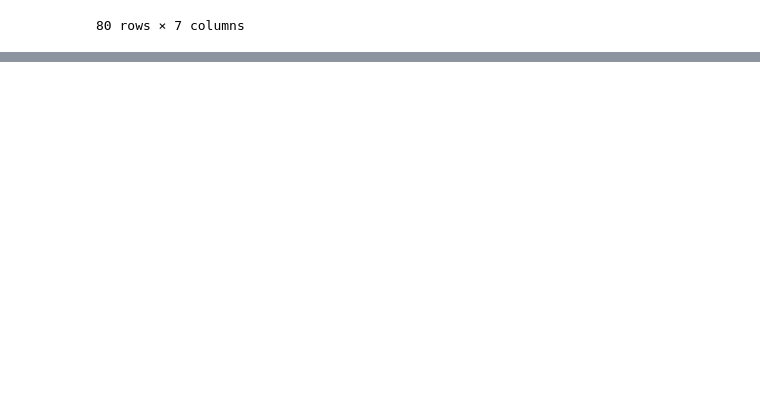
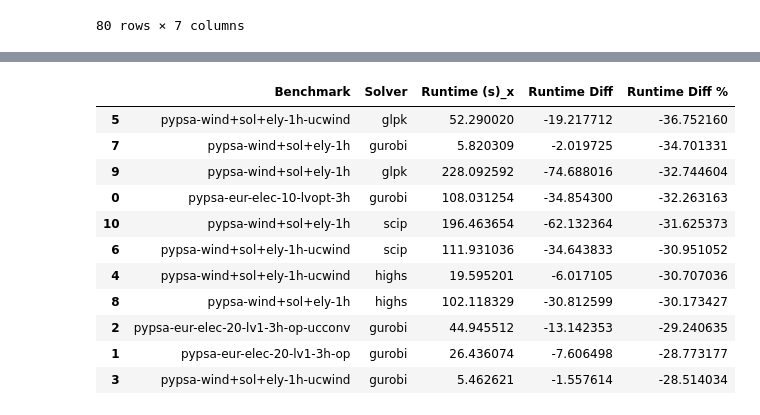
Before and after one commit to open-energy-transition/solver-benchmark, a Jupyter notebook: results/Variance.ipynb, the cells around one changed output, grey strips where cells are left out. Drawn from its saved outputs; the diff is of its cells as text; code cells hidden in the pictures; blank space fills up the shorter version.

```diff
--- a/results/Variance.ipynb
+++ b/results/Variance.ipynb
@@ -20,0 +91,88 @@ df
+# %%
+# Compare results of 2 benchmarking runs to see how much runtimes varied
+
+from io import StringIO
+
+results_before = pd.read_csv(
+    StringIO("""
+Benchmark,Solver,Status,Termination Condition,Objective Value,Runtime (s),Memory Usage (MB)
+pypsa-eur-sec-2-lv1-3h,gurobi,TO,Timeout,,300,1787.848
+pypsa-eur-sec-2-lv1-3h,highs,TO,Timeout,,300,1855.136
+pypsa-eur-sec-2-lv1-3h,glpk,TO,Timeout,,300,566.772
+pypsa-eur-sec-2-lv1-3h,scip,TO,Timeout,,300,4208.88
+pypsa-eur-elec-10-lvopt-3h,gurobi,ok,optimal,8338089380.280747,108.03125429153442,2684.152
+pypsa-eur-elec-10-lvopt-3h,highs,TO,Timeout,,300,2414.744
+pypsa-eur-elec-10-lvopt-3h,glpk,TO,Timeout,,300,566.764
+pypsa-eur-elec-10-lvopt-3h,scip,TO,Timeout,,300,5756.92
+pypsa-eur-elec-20-lv1-3h-op,gurobi,ok,optimal,7070825187.397594,26.436074018478394,1017.264
+pypsa-eur-elec-20-lv1-3h-op,highs,TO,Timeout,,300,853.76
+pypsa-eur-elec-20-lv1-3h-op,glpk,TO,Timeout,,300,319.676
+pypsa-eur-elec-20-lv1-3h-op,scip,TO,Timeout,,300,1668.304
+pypsa-eur-elec-20-lv1-3h-op-ucconv,gurobi,ok,optimal,10504487082.690851,44.94551229476929,1140.84
+pypsa-eur-elec-20-lv1-3h-op-ucconv,highs,TO,Timeout,,300,1047.224
+pypsa-eur-elec-20-lv1-3h-op-ucconv,glpk,TO,Timeout,,300,326.776
+pypsa-eur-elec-20-lv1-3h-op-ucconv,scip,TO,Timeout,,300,1970.784
+pypsa-wind+sol+ely-1h-ucwind,gurobi,ok,optimal,313963605214.4336,5.462620973587036,451.772
+pypsa-wind+sol+ely-1h-ucwind,highs,ok,optimal,313963605214.43445,19.595200538635254,536.044
+pypsa-wind+sol+ely-1h-ucwind,glpk,ok,optimal,313963605200.0,52.29001998901367,408.768
+pypsa-wind+sol+ely-1h-ucwind,scip,ok,optimal,313963605214.43396,111.93103623390198,1103.992
+pypsa-wind+sol+ely-1h,gurobi,ok,optimal,84667526618.31015,5.820308685302734,454.436
+pypsa-wind+sol+ely-1h,highs,ok,optimal,84667526618.31026,102.11832928657532,519.06
+pypsa-wind+sol+ely-1h,glpk,ok,optimal,84667526620.0,228.0925920009613,347.772
+pypsa-wind+sol+ely-1h,scip,ok,optimal,84667526618.308,196.46365356445312,714.24
+""")
+)
+
+results_after = pd.read_csv(
+    StringIO("""
+Benchmark,Solver,Status,Termination Condition,Objective Value,Runtime (s),Memory Usage (MB)
+pypsa-eur-sec-2-lv1-3h,gurobi,ok,optimal,46838337007.19579,566.878669500351,1799.212
+pypsa-eur-sec-2-lv1-3h,highs,TO,Timeout,,900,2024.428
+pypsa-eur-sec-2-lv1-3h,glpk,TO,Timeout,,900,550.112
+pypsa-eur-sec-2-lv1-3h,scip,TO,Timeout,,900,4318.716
+pypsa-eur-elec-10-lvopt-3h,gurobi,ok,optimal,8338089380.280747,73.17695474624634,2679.74
+pypsa-eur-elec-10-lvopt-3h,highs,TO,Timeout,,900,2539.628
+pypsa-eur-elec-10-lvopt-3h,glpk,TO,Timeout,,900,589.356
+pypsa-eur-elec-10-lvopt-3h,scip,TO,Timeout,,900,5972.672
+pypsa-eur-elec-20-lv1-3h-op,gurobi,ok,optimal,7070825187.397594,18.829575777053833,923.92
+pypsa-eur-elec-20-lv1-3h-op,highs,TO,Timeout,,900,877.132
+pypsa-eur-elec-20-lv1-3h-op,glpk,TO,Timeout,,900,319.84
+pypsa-eur-elec-20-lv1-3h-op,scip,TO,Timeout,,900,1704.356
+pypsa-eur-elec-20-lv1-3h-op-ucconv,gurobi,ok,optimal,10504487082.690851,31.80315923690796,1151.14
+pypsa-eur-elec-20-lv1-3h-op-ucconv,highs,TO,Timeout,,900,1045.824
+pypsa-eur-elec-20-lv1-3h-op-ucconv,glpk,TO,Timeout,,900,323.68
+pypsa-eur-elec-20-lv1-3h-op-ucconv,scip,TO,Timeout,,900,2000.844
+pypsa-wind+sol+ely-1h-ucwind,gurobi,ok,optimal,313963605214.4336,3.9050073623657227,457.06
+pypsa-wind+sol+ely-1h-ucwind,highs,ok,optimal,313963605214.43445,13.578095197677612,541.208
+pypsa-wind+sol+ely-1h-ucwind,glpk,ok,optimal,313963605200.0,33.07230806350708,407.68
+pypsa-wind+sol+ely-1h-ucwind,scip,ok,optimal,313963605214.43396,77.28720355033875,1105.62
+pypsa-wind+sol+ely-1h,gurobi,ok,optimal,84667526618.31015,3.800584077835083,454.536
+pypsa-wind+sol+ely-1h,highs,ok,optimal,84667526618.31026,71.30572986602783,516.756
+pypsa-wind+sol+ely-1h,glpk,ok,optimal,84667526620.0,153.40457582473755,347.612
+pypsa-wind+sol+ely-1h,scip,ok,optimal,84667526618.308,134.33128952980042,717.12
+""")
+)
+
+df_2_runs = results_before[results_before["Status"] == "ok"].merge(
+    results_after[results_after["Status"] == "ok"], on=["Benchmark", "Solver"]
+)
+df_2_runs["Runtime Diff"] = df_2_runs["Runtime (s)_y"] - df_2_runs["Runtime (s)_x"]
+df_2_runs["Runtime Diff %"] = (
+    df_2_runs["Runtime Diff"] * 100 / df_2_runs["Runtime (s)_x"]
+)
+df_2_runs[
+    ["Benchmark", "Solver", "Runtime (s)_x", "Runtime Diff", "Runtime Diff %"]
+].sort_values(by="Runtime Diff %")
+# %% [output]
+|  | Benchmark | Solver | Runtime (s)_x | Runtime Diff | Runtime Diff % |
+| 5 | pypsa-wind+sol+ely-1h-ucwind | glpk | 52.290020 | -19.217712 | -36.752160 |
+| 7 | pypsa-wind+sol+ely-1h | gurobi | 5.820309 | -2.019725 | -34.701331 |
+| 9 | pypsa-wind+sol+ely-1h | glpk | 228.092592 | -74.688016 | -32.744604 |
+| 0 | pypsa-eur-elec-10-lvopt-3h | gurobi | 108.031254 | -34.854300 | -32.263163 |
+| 10 | pypsa-wind+sol+ely-1h | scip | 196.463654 | -62.132364 | -31.625373 |
+| 6 | pypsa-wind+sol+ely-1h-ucwind | scip | 111.931036 | -34.643833 | -30.951052 |
+| 4 | pypsa-wind+sol+ely-1h-ucwind | highs | 19.595201 | -6.017105 | -30.707036 |
+| 8 | pypsa-wind+sol+ely-1h | highs | 102.118329 | -30.812599 | -30.173427 |
+| 2 | pypsa-eur-elec-20-lv1-3h-op-ucconv | gurobi | 44.945512 | -13.142353 | -29.240635 |
+| 1 | pypsa-eur-elec-20-lv1-3h-op | gurobi | 26.436074 | -7.606498 | -28.773177 |
+| 3 | pypsa-wind+sol+ely-1h-ucwind | gurobi | 5.462621 | -1.557614 | -28.514034 |
```
Also changed, not shown: parts of 8 cells of this notebook.
